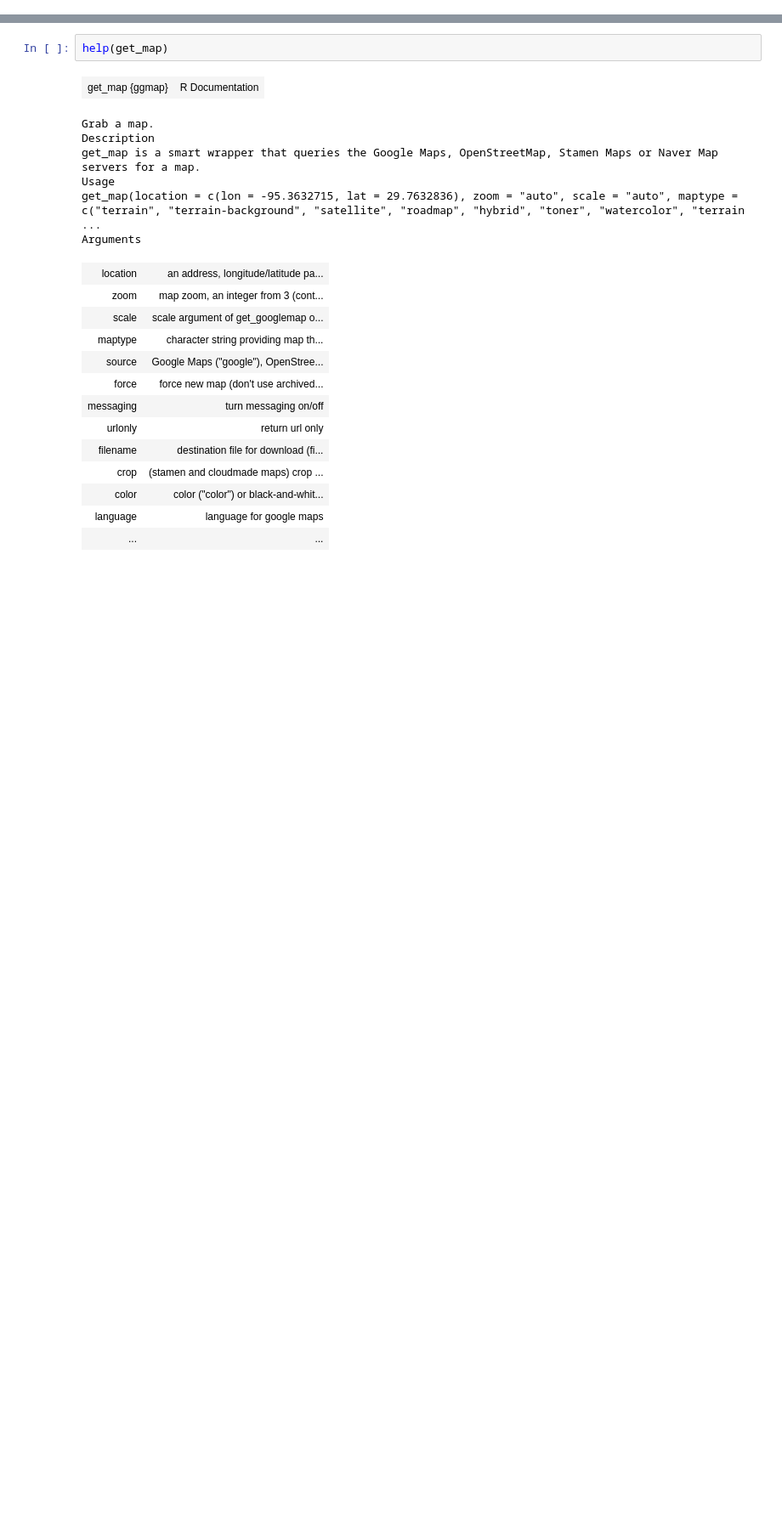
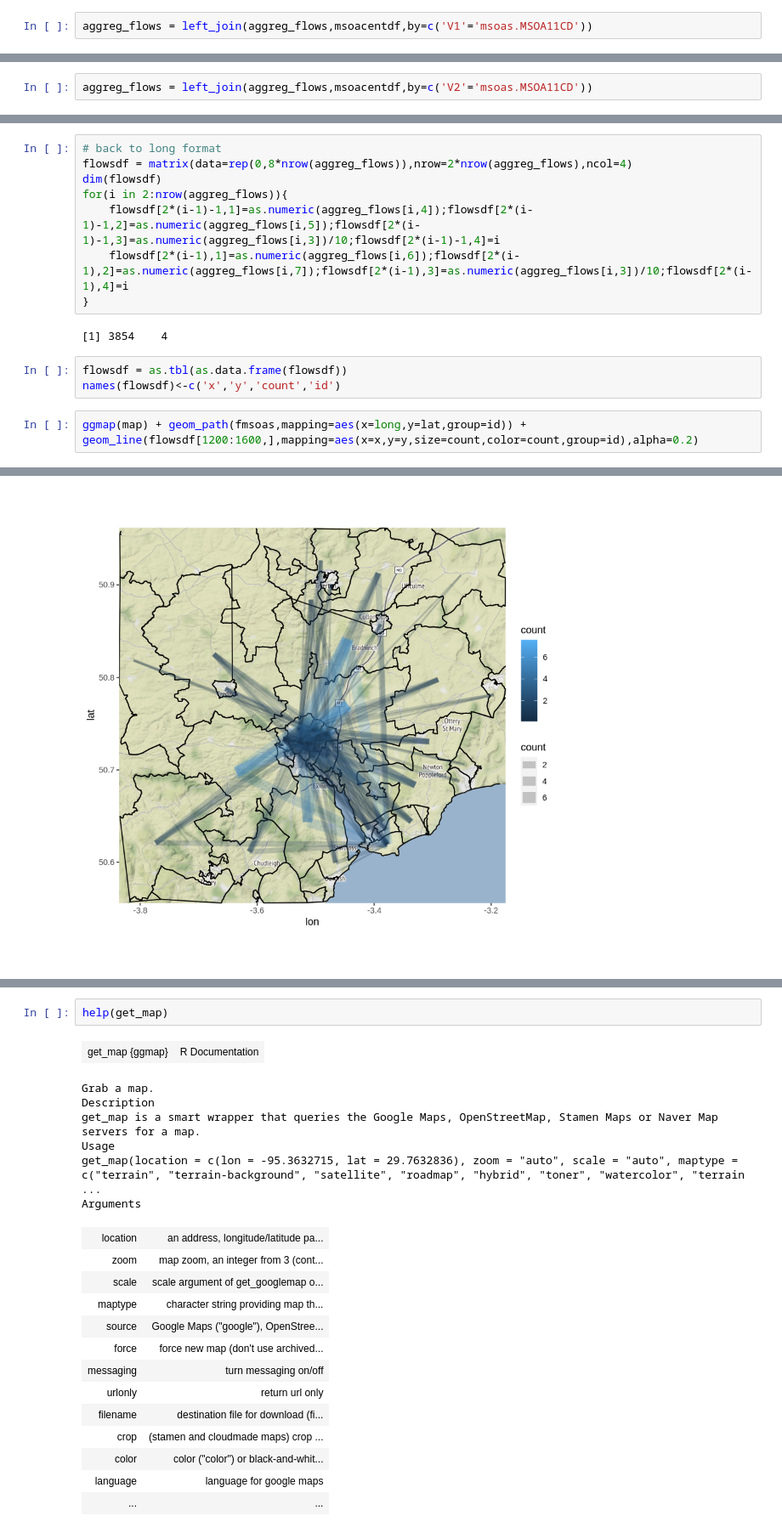
Before and after one commit to JusteRaimbault/UrbanDynamics, a Jupyter notebook: Models/Matsim/Population/population-vis.ipynb, the cells around one changed output, grey strips where cells are left out. Shown at 85% size. Drawn from its saved outputs; the diff is of its cells as text; blank space fills up the shorter version.

```diff
--- a/Models/Matsim/Population/population-vis.ipynb
+++ b/Models/Matsim/Population/population-vis.ipynb
@@ -36,0 +74,2 @@ xmin;xmax;ymin;ymax
+# %%
+aggreg_flows = left_join(aggreg_flows,msoacentdf,by=c('V1'='msoas.MSOA11CD'))
@@ -36,0 +79,2 @@ xmin;xmax;ymin;ymax
+# %%
+aggreg_flows = left_join(aggreg_flows,msoacentdf,by=c('V2'='msoas.MSOA11CD'))
@@ -36,0 +84,16 @@ xmin;xmax;ymin;ymax
+# %%
+# back to long format
+flowsdf = matrix(data=rep(0,8*nrow(aggreg_flows)),nrow=2*nrow(aggreg_flows),ncol=4)
+dim(flowsdf)
+for(i in 2:nrow(aggreg_flows)){
+    flowsdf[2*(i-1)-1,1]=as.numeric(aggreg_flows[i,4]);flowsdf[2*(i-1)-1,2]=as.numeric(aggreg_flows[i,5]);flowsdf[2*(i-1)-1,3]=as.numeric(aggreg_flows[i,3])/10;flowsdf[2*(i-1)-1,4]=i
+    flowsdf[2*(i-1),1]=as.numeric(aggreg_flows[i,6]);flowsdf[2*(i-1),2]=as.numeric(aggreg_flows[i,7]);flowsdf[2*(i-1),3]=as.numeric(aggreg_flows[i,3])/10;flowsdf[2*(i-1),4]=i
+}
+# %% [output]
+[1] 3854    4
+# %%
+flowsdf = as.tbl(as.data.frame(flowsdf))
+names(flowsdf)<-c('x','y','count','id')
+# %%
+ggmap(map) + geom_path(fmsoas,mapping=aes(x=long,y=lat,group=id)) + geom_line(flowsdf[1200:1600,],mapping=aes(x=x,y=y,size=count,color=count,group=id),alpha=0.2)
+# %% [output]
@@ -36,0 +102 @@ xmin;xmax;ymin;ymax
+[figure, added]
```
Also changed, not shown: parts of 25 cells of this notebook, 6 other files.
